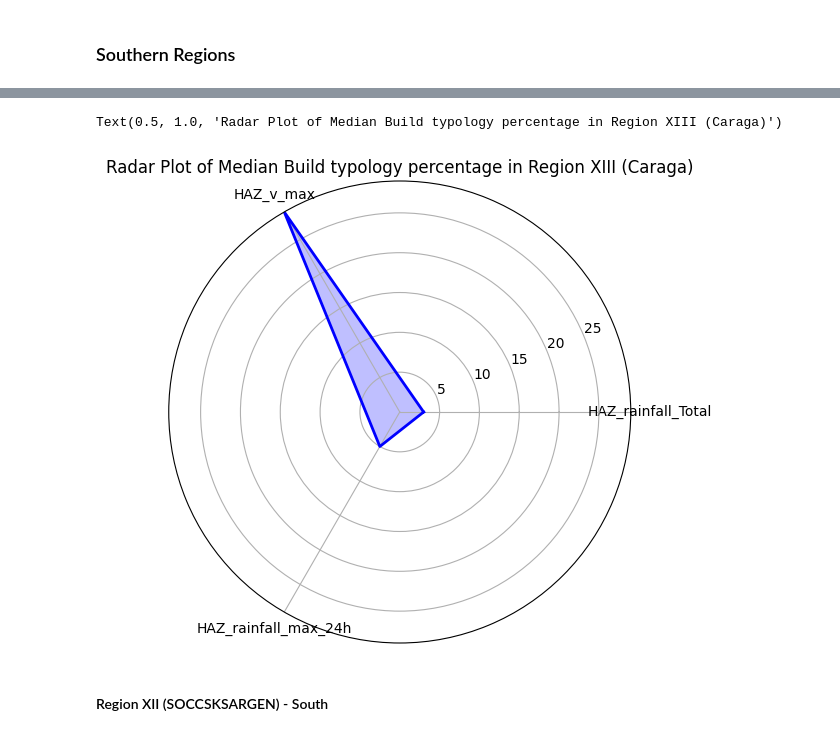
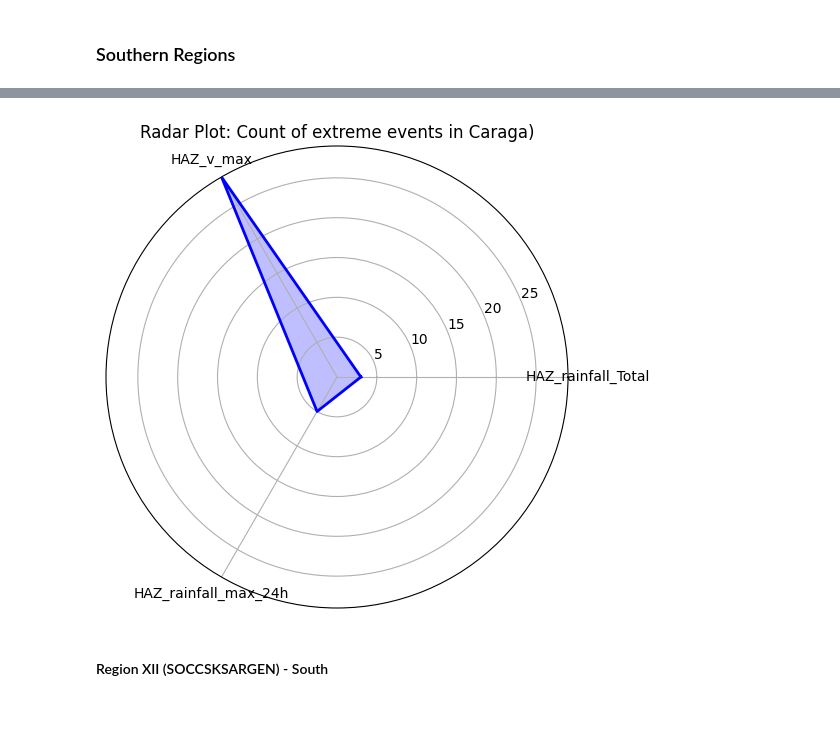
Before and after one commit to BMasinde/causal-fairness-Philippines-drrm, a Jupyter notebook: data expo notebooks/vulnerability_data_expo.ipynb, the cells around one changed output, grey strips where cells are left out. Saved outputs shown, nothing was run; the diff lists cells and outputs as text; code cells hidden in the pictures.

```diff
--- a/data expo notebooks/vulnerability_data_expo.ipynb
+++ b/data expo notebooks/vulnerability_data_expo.ipynb
@@ -811,5 +802,13 @@ Text(0.5, 1.0, 'Radar Plot of Median Build typology percentage in Region XIII (C
 # %% [markdown]
 ### Star: Plots Hazard components (From a persective of extremal Events)
+# %%
+# varaibles we are interested in
+
+haz_columns = ['HAZ_rainfall_Total', 'HAZ_v_max', 'HAZ_rainfall_max_24h','region']
+
+base_inc_Reg_Haz_DF = base_inc_reg_DF[haz_columns]
+
+viz_haz_columns = ['HAZ_rainfall_Total', 'HAZ_v_max','HAZ_rainfall_max_24h']
 # %% [markdown]
 Since we have observations of hazard components on all the municipalities, it is better to consider/ count only the extremal events
 to see if there's a difference between northern and southern regions. We use quantiles to determine which event measurements are outliers then count them per-region.
@@ -840,7 +839,7 @@ def count_outliers(df):
             upper_bound = Q3 + 1.5 * IQR
 
             # Count the number of outliers (values outside the bounds)
-            outliers = ((df[col] < lower_bound) | (df[col] > upper_bound)).sum()
+            outliers =  (df[col] > upper_bound).sum()
 
             # Store the count in the dictionary
             outlier_counts[col] = outliers
@@ -854,14 +853,6 @@ def count_outliers(df):
     return outlier_df
 # %% [markdown]
 #### Northern Regions
-# %%
-# varaibles we are interested in
-
-selected_columns = ['HAZ_rainfall_Total', 'HAZ_v_max', 'HAZ_rainfall_max_24h','region']
-
-base_inc_Reg_Haz_DF = base_inc_reg_DF[selected_columns]
-
-viz_columns = ['HAZ_rainfall_Total', 'HAZ_v_max','HAZ_rainfall_max_24h']
 # %%
 # Filter the DataFrame by a specific 'Cordillera Administrative Region (CAR)'
 
@@ -948,39 +1141,49 @@ Text(0.5, 1.0, 'Radar Plot of Median Build typology percentage in Region II (Cag
 region_XIII_HZ = base_inc_Reg_Haz_DF[base_inc_Reg_Haz_DF['region'] == 'Region XIII (Caraga)']
 
 # get the mean across the variables
-region_XIII_Outlliers = count_outliers(region_XIII[viz_columns])
+region_XIII_Outlliers = count_outliers(region_XIII_HZ[viz_haz_columns])
 
-num_vars = len(viz_columns)
+num_vars = len(viz_haz_columns)
 
 # Compute angle for each axis (we divide the plot by the number of variables)
 angles = np.linspace(0, 2 * np.pi, num_vars, endpoint=False).tolist()
 
 # Make the plot circular by appending the start to the end
 angles += angles[:1]
 
 # Initialize the radar plot
 fig, ax = plt.subplots(figsize=(6, 6), subplot_kw=dict(polar=True))
 
 # Add the first mean value to the end to close the loop
 values = region_XIII_Outlliers.iloc[0].tolist()
 values += values[:1]
 
 # Plot the radar chart
 ax.fill(angles, values, color='blue', alpha=0.25)
 ax.plot(angles, values, color='blue', linewidth=2)
 
 # Set the labels for each axis
 ax.set_xticks(angles[:-1])
-ax.set_xticklabels(viz_columns)
+ax.set_xticklabels(viz_haz_columns)
 
 # Set the range for the radar chart (you can customize this based on your data)
 ax.set_ylim(0, region_XIII_Outlliers.max().max())  # Adjust the upper limit according to your data
 
 # Add a title
-plt.title('Radar Plot of Median Build typology percentage in Region XIII (Caraga)')
+plt.title('Radar Plot: Count of extreme events in Caraga)')
+
+# Define the output directory and file path
+output_directory = '/Users/masinde/Projects/causal-fairness-Philippines-drrm/graphs'
+output_file = 'S-region_XIII_haz_rad.png'
+output_path_region_XIII_haz_rad = os.path.join(output_directory, output_file)
+
+# Save the figure as a PNG with 300 DPI
+plt.savefig(output_path_region_XIII_haz_rad, dpi=300, format='png')
+
+# Show the plot (optional)
+plt.show()
 # %% [output]
-Text(0.5, 1.0, 'Radar Plot of Median Build typology percentage in Region XIII (Caraga)')
-[figure, old version]
+[figure, new version]
 # %% [markdown]
 #### Region XII (SOCCSKSARGEN) - South
 # %%
```
Also changed, not shown: parts of 34 cells of this notebook.
